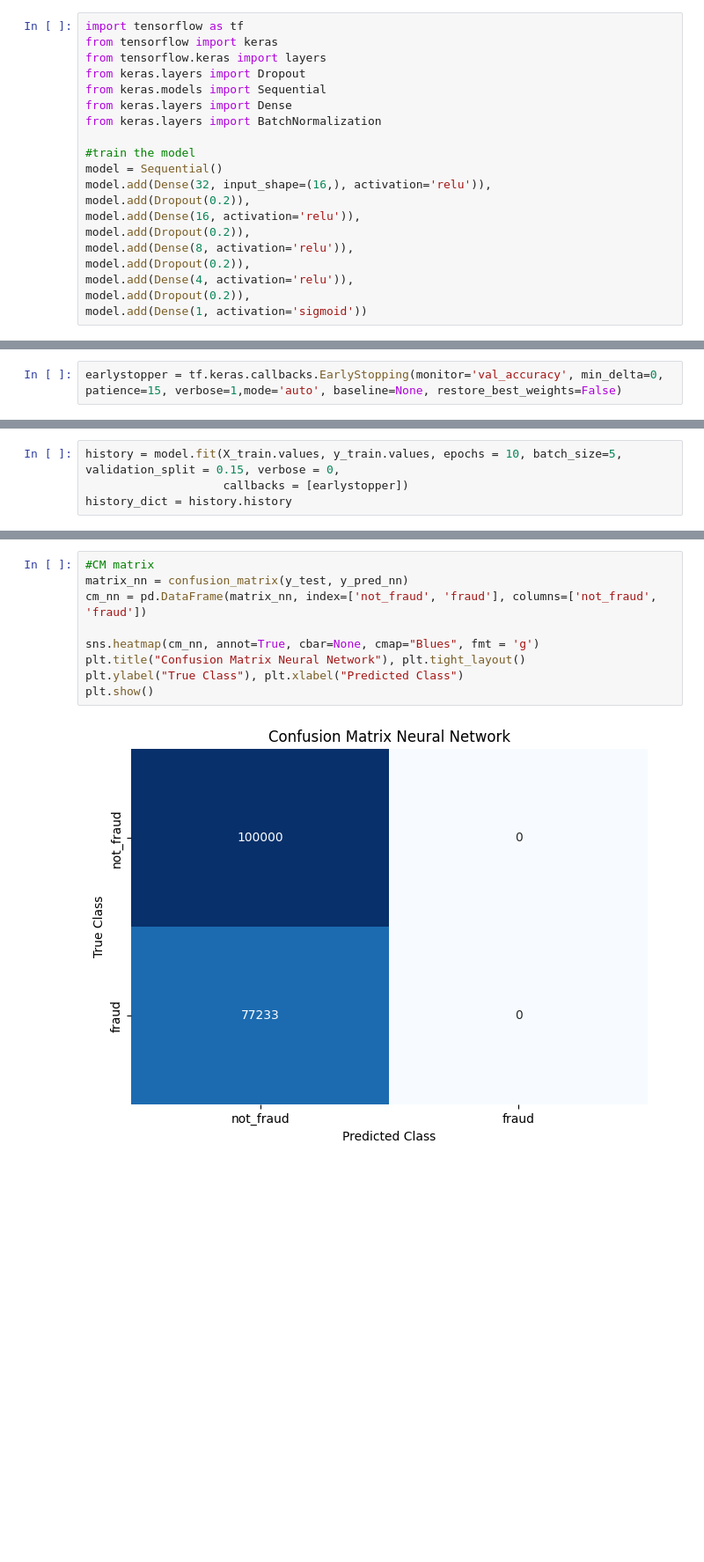
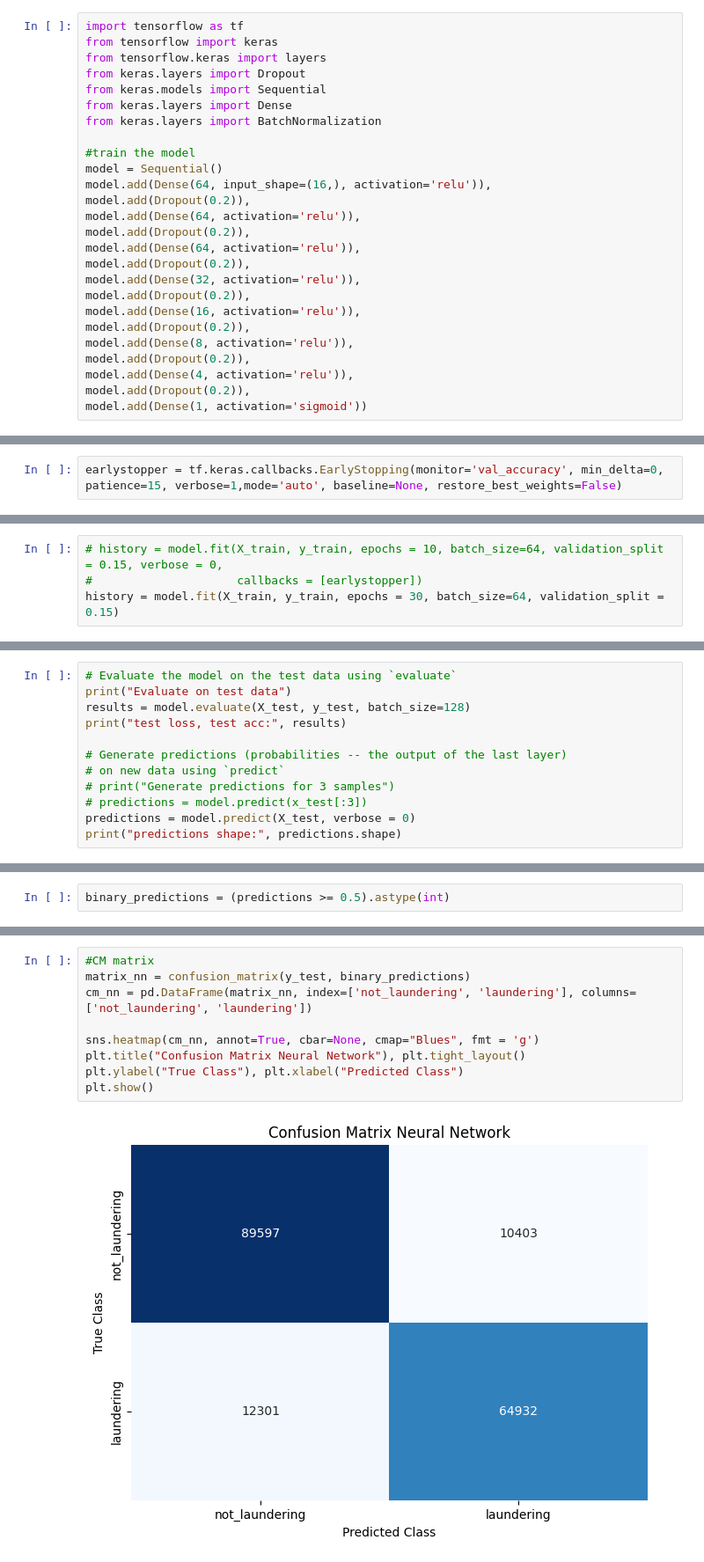
Before and after one commit to rafsunsheikh/money_laundering, a Jupyter notebook: Anti_money_laundering.ipynb, the cells around one changed output, grey strips where cells are left out. Shown at 88% size. Drawn from its saved outputs; the diff is of its cells as text; blank space fills up the shorter version.

Commit message:
Kaggle Notebook | Anti Money Laundering | Version 7

```diff
--- a/Anti_money_laundering.ipynb
+++ b/Anti_money_laundering.ipynb
@@ -1372,7 +1454,13 @@ from keras.layers import BatchNormalization
 
 #train the model
 model = Sequential()
-model.add(Dense(32, input_shape=(16,), activation='relu')),
+model.add(Dense(64, input_shape=(16,), activation='relu')),
+model.add(Dropout(0.2)),
+model.add(Dense(64, activation='relu')),
+model.add(Dropout(0.2)),
+model.add(Dense(64, activation='relu')),
+model.add(Dropout(0.2)),
+model.add(Dense(32, activation='relu')),
 model.add(Dropout(0.2)),
 model.add(Dense(16, activation='relu')),
 model.add(Dropout(0.2)),
@@ -1394,4 +1506,4 @@ earlystopper = tf.keras.callbacks.EarlyStopping(monitor='val_accuracy', min_delt
 # %%
-history = model.fit(X_train.values, y_train.values, epochs = 10, batch_size=5, validation_split = 0.15, verbose = 0,
-                    callbacks = [earlystopper])
-history_dict = history.history
+# history = model.fit(X_train, y_train, epochs = 10, batch_size=64, validation_split = 0.15, verbose = 0,
+#                     callbacks = [earlystopper])
+history = model.fit(X_train, y_train, epochs = 30, batch_size=64, validation_split = 0.15)
@@ -1397,0 +1549,12 @@ history_dict = history.history
+# %%
+# Evaluate the model on the test data using `evaluate`
+print("Evaluate on test data")
+results = model.evaluate(X_test, y_test, batch_size=128)
+print("test loss, test acc:", results)
+
+# Generate predictions (probabilities -- the output of the last layer)
+# on new data using `predict`
+# print("Generate predictions for 3 samples")
+# predictions = model.predict(x_test[:3])
+predictions = model.predict(X_test, verbose = 0)
+print("predictions shape:", predictions.shape)
@@ -1397,0 +1576,2 @@ history_dict = history.history
+# %%
+binary_predictions = (predictions >= 0.5).astype(int)
@@ -1436,13 +1665,13 @@ F1 Score Neural Net: 0.0
 # %%
 #CM matrix
-matrix_nn = confusion_matrix(y_test, y_pred_nn)
-cm_nn = pd.DataFrame(matrix_nn, index=['not_fraud', 'fraud'], columns=['not_fraud', 'fraud'])
+matrix_nn = confusion_matrix(y_test, binary_predictions)
+cm_nn = pd.DataFrame(matrix_nn, index=['not_laundering', 'laundering'], columns=['not_laundering', 'laundering'])
 
 sns.heatmap(cm_nn, annot=True, cbar=None, cmap="Blues", fmt = 'g')
 plt.title("Confusion Matrix Neural Network"), plt.tight_layout()
 plt.ylabel("True Class"), plt.xlabel("Predicted Class")
 plt.show()
 # %% [output]
-[figure, old version]
+[figure, new version]
 # %%
 #AUC
```
Also changed, not shown: parts of 52 cells of this notebook.
